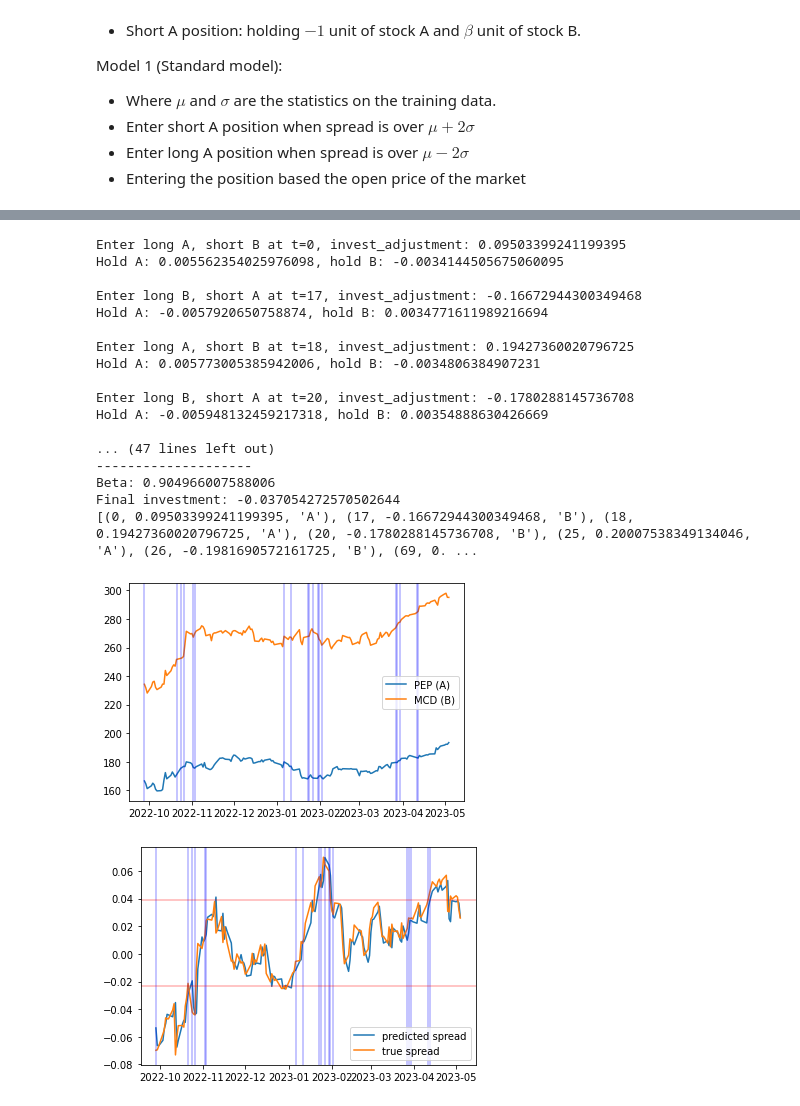
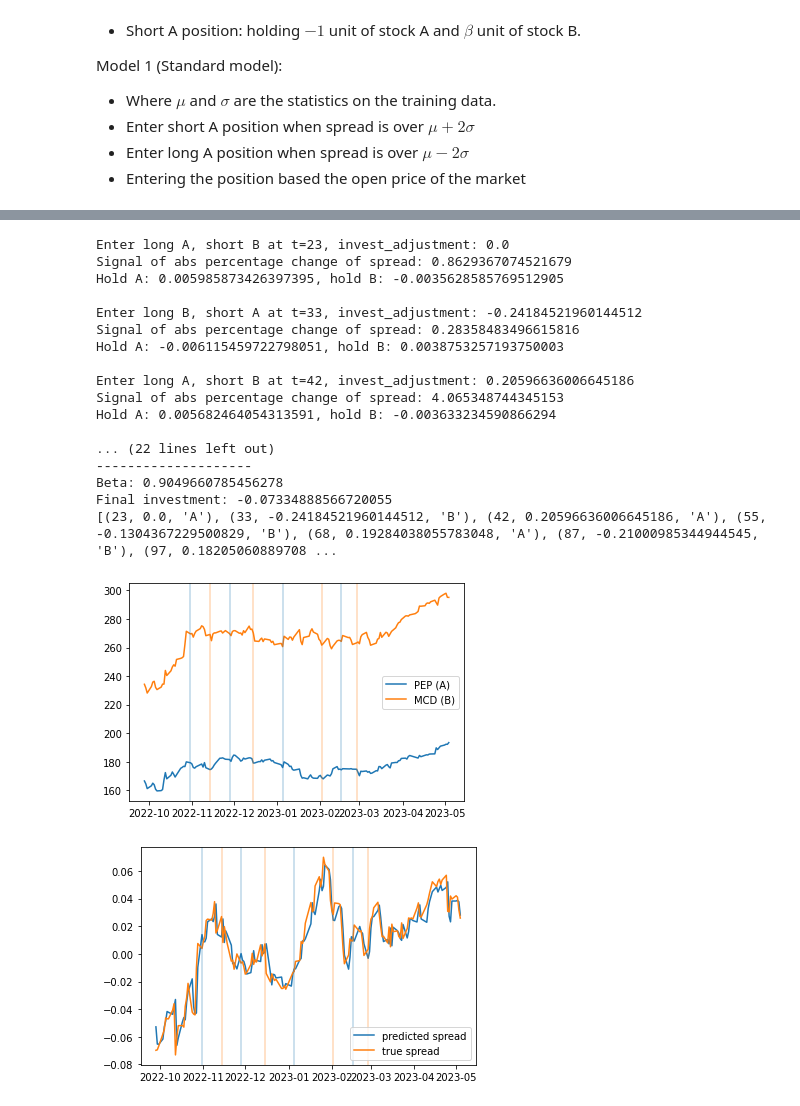
Before and after one commit to zichuan-scott-xu/pairs-trading-simulation, a Jupyter notebook: pairs-trading-scott.ipynb, the cells around one changed output, grey strips where cells are left out. Cells and saved outputs as stored; diff of their text form; code cells hidden in the pictures.

Commit message:
fix zero-start on first model and percentage calculation in second model

```diff
--- a/pairs-trading-scott.ipynb
+++ b/pairs-trading-scott.ipynb
@@ -52,7 +52,7 @@ len(stock1_common), len(stock2_common)
 ## Fitting mean reverting parameters
 # %%
 # model log(stock2) = beta * log(stock1) + alpha
-N = len(price1)
+N = len(common_dates)
 test_ratio = 0.2
 price1, price2 = np.array(stock1_common['Adj Close']), np.array(stock2_common['Adj Close'])
 test_size = int(N * test_ratio)
@@ -318,29 +308,32 @@ def simulate_pure_spread_signal_model(spread_cur,
 
     assert alpha_a > 0 and alpha_b > 0
     hold_a, hold_b = 0, 0
-    invest_a, invest_b = None, None
+    invest_a, invest_b = 0, 0
     invest = 0
     histories = []
 
     num_test = len(y_test)
     for t in range(num_test):
-        if (spread_pred[t] - spread_cur[t]) / spread_cur[t] < -alpha_b and (invest_a in [1, None]): # switch from long A to long B
-            invest_adjust = (-1 - price_open_a[t] * hold_a) + (beta - price_open_b[t] * hold_b)
+        abs_percent_change = abs((spread_pred[t] - spread_cur[t]) / spread_cur[t])
+        if spread_pred[t] < spread_cur[t] and abs_percent_change > alpha_b and (invest_a in [1, 0]): # switch from long A to long B
+            invest_adjust = (-invest_a - price_open_a[t] * hold_a) + (-invest_b - price_open_b[t] * hold_b)
             invest += invest_adjust
             invest_a, invest_b = -1, beta
             histories.append((t, invest_adjust, 'B'))
             hold_a, hold_b = invest_a / price_open_a[t], invest_b / price_open_b[t]
             print(f'Enter long B, short A at t={t}, invest_adjustment: {invest_adjust}')
+            print(f'Signal of abs percentage change of spread: {abs_percent_change}')
             print(f'Hold A: {hold_a}, hold B: {hold_b}\n')
 
 
-        elif (spread_pred[t] - spread_cur[t]) / spread_cur[t] > alpha_a and (invest_a in [-1, None]): # switch from long B to long A
-            invest_adjust = (1 - price_open_a[t] * hold_a) + (-beta - price_open_b[t] * hold_b)
+        elif spread_pred[t] > spread_cur[t] and abs_percent_change > alpha_a and (invest_a in [-1, 0]): # switch from long B to long A
+            invest_adjust = (-invest_a - price_open_a[t] * hold_a) + (-invest_b - price_open_b[t] * hold_b)
             invest += invest_adjust
             invest_a, invest_b = 1, -beta
             histories.append((t, invest_adjust, 'A'))
             hold_a, hold_b = invest_a / price_open_a[t], invest_b / price_open_b[t]
             print(f'Enter long A, short B at t={t}, invest_adjustment: {invest_adjust}')
+            print(f'Signal of abs percentage change of spread: {abs_percent_change}')
             print(f'Hold A: {hold_a}, hold B: {hold_b}\n')
 
 
@@ -355,8 +348,8 @@ def simulate_pure_spread_signal_model(spread_cur,
 mu, sigma = np.mean(labels), np.std(labels)
 num_train, num_test = len(y_train), len(y_test)
 price_open_a, price_open_b = np.array(stock1_common['Open'])[num_train:], np.array(stock2_common['Open'])[num_train:]
-spread_test_rolled = spread[num_train-1:-1]
-alpha_a, alpha_b = 0.8, 0.8
+spread_test_rolled = spread[num_train+30-1:-1]
+alpha_a, alpha_b = 0.2, 0.2
 invest, histories = simulate_pure_spread_signal_model(spread_test_rolled, predictions, beta, alpha_a, alpha_b,
                                             price_open_a, price_open_b, price1[-1], price2[-1])
 print('-' * 20)
@@ -364,42 +357,46 @@ print(f'Beta: {beta}')
 print(f'Final investment: {invest}')
 print(histories)
 # %% [output]
-Enter long A, short B at t=0, invest_adjustment: 0.09503399241199395
-Hold A: 0.005562354025976098, hold B: -0.0034144505675060095
+Enter long A, short B at t=23, invest_adjustment: 0.0
+Signal of abs percentage change of spread: 0.8629367074521679
+Hold A: 0.005985873426397395, hold B: -0.0035628585769512905
 
-Enter long B, short A at t=17, invest_adjustment: -0.16672944300349468
-Hold A: -0.0057920650758874, hold B: 0.0034771611989216694
+Enter long B, short A at t=33, invest_adjustment: -0.24184521960144512
+Signal of abs percentage change of spread: 0.28358483496615816
+Hold A: -0.006115459722798051, hold B: 0.0038753257193750003
 
-Enter long A, short B at t=18, invest_adjustment: 0.19427360020796725
-Hold A: 0.005773005385942006, hold B: -0.0034806384907231
+Enter long A, short B at t=42, invest_adjustment: 0.20596636006645186
+Signal of abs percentage change of spread: 4.065348744345153
+Hold A: 0.005682464054313591, hold B: -0.003633234590866294
 
-Enter long B, short A at t=20, invest_adjustment: -0.1780288145736708
-Hold A: -0.005948132459217318, hold B: 0.00354888630426669
-
-... (47 lines left out)
+... (22 lines left out)
 --------------------
-Beta: 0.904966007588006
-Final investment: -0.037054272570502644
-[(0, 0.09503399241199395, 'A'), (17, -0.16672944300349468, 'B'), (18, 0.19427360020796725, 'A'), (20, -0.1780288145736708, 'B'), (25, 0.20007538349134046, 'A'), (26, -0.1981690572161725, 'B'), (69, 0. ...
+Beta: 0.9049660785456278
+Final investment: -0.07334888566720055
+[(23, 0.0, 'A'), (33, -0.24184521960144512, 'B'), (42, 0.20596636006645186, 'A'), (55, -0.1304367229500829, 'B'), (68, 0.19284038055783048, 'A'), (87, -0.21000985344944545, 'B'), (97, 0.18205060889708 ...
 # %%
 plt.figure()
 plt.plot(test_dates, price1[num_train+30:], label='PEP (A)')
 plt.plot(test_dates, price2[num_train+30:], label='MCD (B)')
 for t, invest_adj, long in histories:
-    plt.axvline(x=test_dates[t], color='b', alpha=0.3)
+    if long == 'A':
+        plt.axvline(x=test_dates[t], color='C0', alpha=0.3)
+    else:
+        plt.axvline(x=test_dates[t], color='C1', alpha=0.3)
 plt.legend()
 plt.show()
 # %% [output]
-[figure, old version]
+[figure, new version]
 # %%
 plt.figure()
 plt.plot(test_dates, predictions, label='predicted spread')
 plt.plot(test_dates, labels, label='true spread')
 for t, invest_adj, long in histories:
-    plt.axvline(x=test_dates[t], color='b', alpha=0.3)
-plt.axhline(y=mu+sigma, color='r', alpha=0.3)
-plt.axhline(y=mu-sigma, color='r', alpha=0.3)
+    if long == 'A':
+        plt.axvline(x=test_dates[t], color='C0', alpha=0.3)
+    else:
+        plt.axvline(x=test_dates[t], color='C1', alpha=0.3)
 plt.legend()
 plt.show()
 # %% [output]
-[figure, old version]
+[figure, new version]
```
Also changed, not shown: parts of 7 cells of this notebook.
